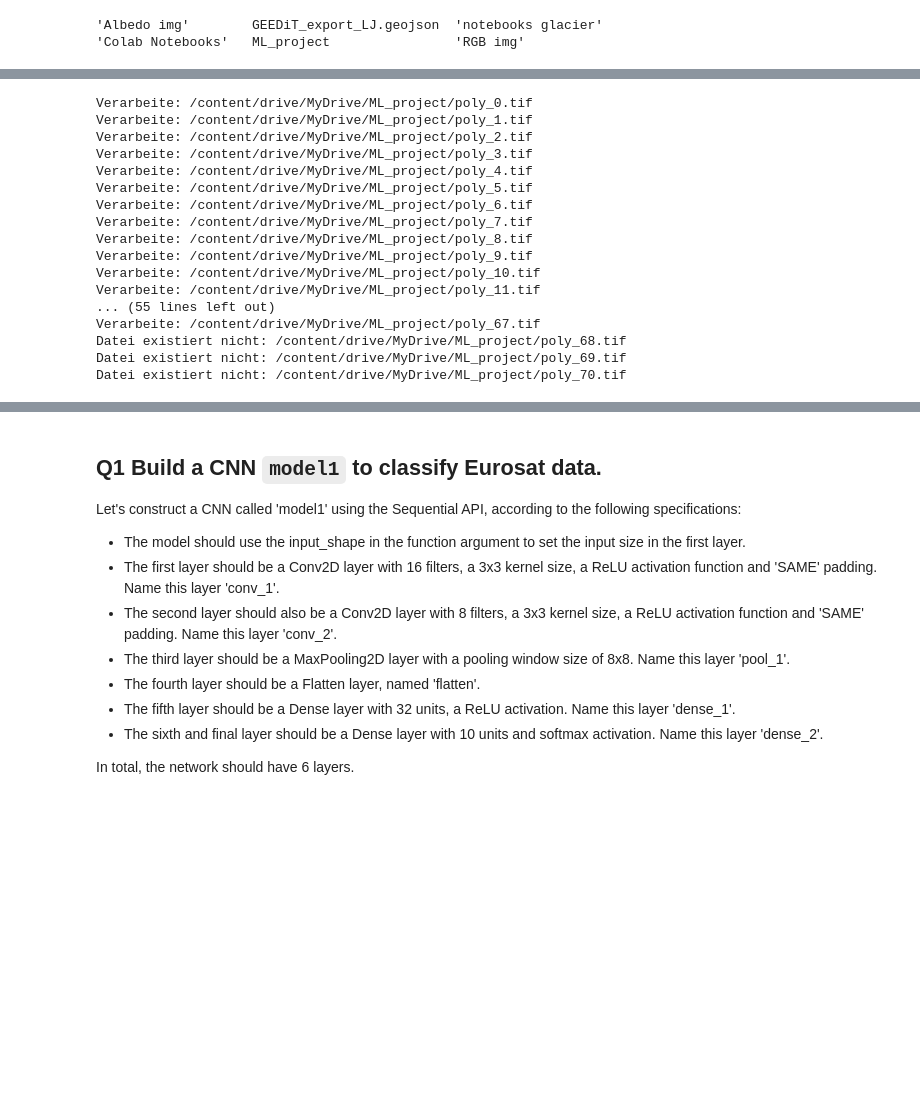
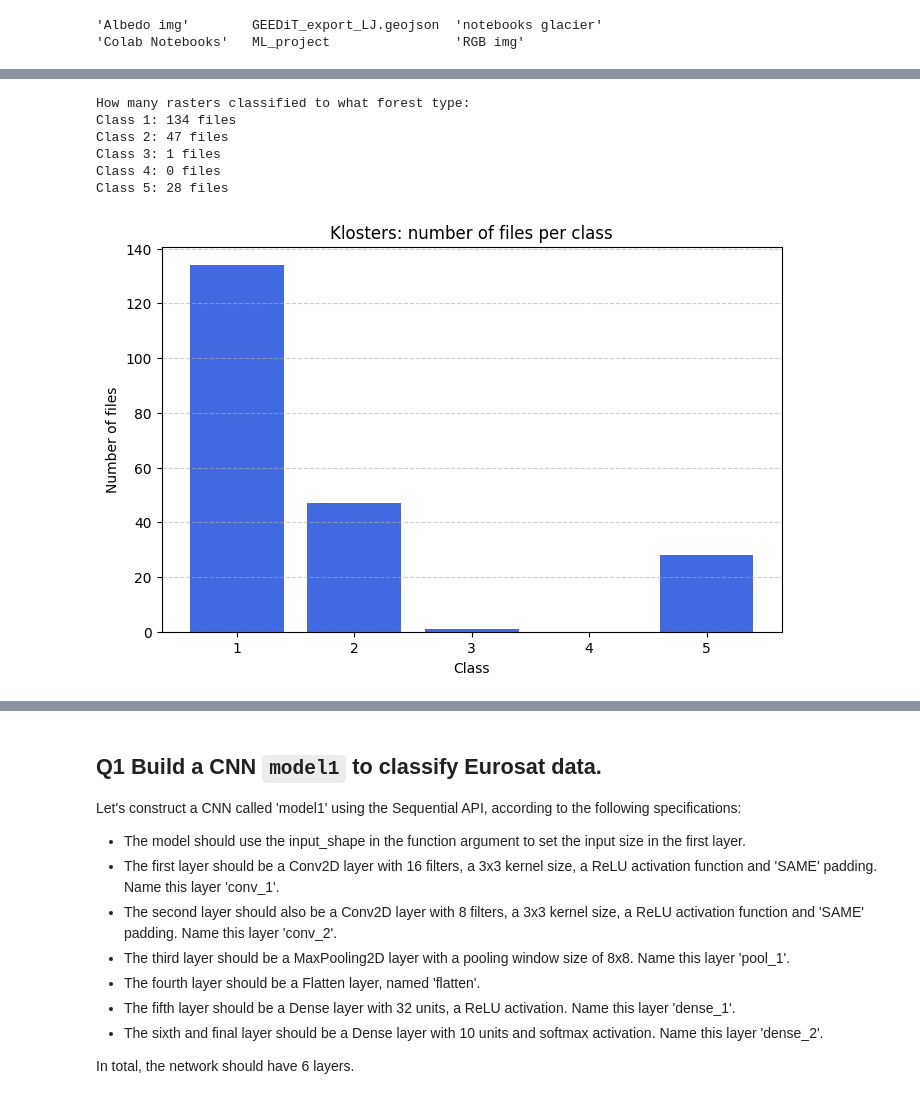
Before and after one commit to leajag/2025_ML_EES, a Jupyter notebook: Final_project_forest.ipynb, the cells around one changed output, grey strips where cells are left out. Saved outputs shown, nothing was run; the diff lists cells and outputs as text; code cells hidden in the pictures; blank space fills up the shorter version.

Commit message:
data aug

```diff
--- a/Final_project_forest.ipynb
+++ b/Final_project_forest.ipynb
@@ -72,31 +195,56 @@ Mounted at /content/drive
+# %%
+#klosters
+import os
+import rasterio
+from collections import Counter
+import matplotlib.pyplot as plt
+
+folder = "/content/drive/MyDrive/ML_project/k"
+counts = Counter({1: 0, 2: 0, 3: 0, 4: 0, 5: 0})
+for fname in os.listdir(folder):
+    if fname.endswith(".tif"):
+        path = os.path.join(folder, fname)
+
+        with rasterio.open(path) as src:
+            band4 = src.read(4)
+        for cls in range(1, 6):
+            if (band4 == cls).any():
+                counts[cls] += 1
+print("How many rasters classified to what forest type:")
+for cls in range(1, 6):
+    print(f"Class {cls}: {counts[cls]} files")
+
+plt.figure(figsize=(8, 5))
+plt.bar(list(counts.keys()), list(counts.values()), color='royalblue')
+plt.xlabel("Class")
+plt.ylabel("Number of files")
+plt.title("Klosters: number of files per class")
+plt.xticks([1,2,3,4,5])
+plt.grid(axis='y', linestyle='--', alpha=0.6)
+
+plt.show()
+# %% [output]
+How many rasters classified to what forest type:
+Class 1: 134 files
+Class 2: 47 files
+Class 3: 1 files
+Class 4: 0 files
+Class 5: 28 files
+[figure, added]
 # %%
-folder = "/content/drive/MyDrive/ML_project/"
+#roverendo
+#klosters
+folder = "/content/drive/MyDrive/ML_project/r"
 import os
 
 for i in range(71):
-    filename = f"poly_{i}.tif"
-    file_path = os.path.join(folder, filename)
+    original_name = f"poly_{i}.tif"
+    new_name = f"poly_{i}k.tif"
 
-    if os.path.exists(file_path):
-        print(f"Verarbeite: {file_path}")
+    original_path = os.path.join(folder, original_name)
+    new_path = os.path.join(folder, new_name)
 
-    else:
-        print(f"Datei existiert nicht: {file_path}")
+    #if os.path.exists(original_path):
+     #   print(f"Import as: {new_path}")
+    #else:
+     #   print(f"Data doesn't exist: {original_path}")
-# %% [output]
-Verarbeite: /content/drive/MyDrive/ML_project/poly_0.tif
-Verarbeite: /content/drive/MyDrive/ML_project/poly_1.tif
-Verarbeite: /content/drive/MyDrive/ML_project/poly_2.tif
-Verarbeite: /content/drive/MyDrive/ML_project/poly_3.tif
-Verarbeite: /content/drive/MyDrive/ML_project/poly_4.tif
-Verarbeite: /content/drive/MyDrive/ML_project/poly_5.tif
-Verarbeite: /content/drive/MyDrive/ML_project/poly_6.tif
-Verarbeite: /content/drive/MyDrive/ML_project/poly_7.tif
-Verarbeite: /content/drive/MyDrive/ML_project/poly_8.tif
-Verarbeite: /content/drive/MyDrive/ML_project/poly_9.tif
-Verarbeite: /content/drive/MyDrive/ML_project/poly_10.tif
-Verarbeite: /content/drive/MyDrive/ML_project/poly_11.tif
-... (55 lines left out)
-Verarbeite: /content/drive/MyDrive/ML_project/poly_67.tif
-Datei existiert nicht: /content/drive/MyDrive/ML_project/poly_68.tif
-Datei existiert nicht: /content/drive/MyDrive/ML_project/poly_69.tif
-Datei existiert nicht: /content/drive/MyDrive/ML_project/poly_70.tif
```
Also changed, not shown: parts of 16 cells of this notebook.
